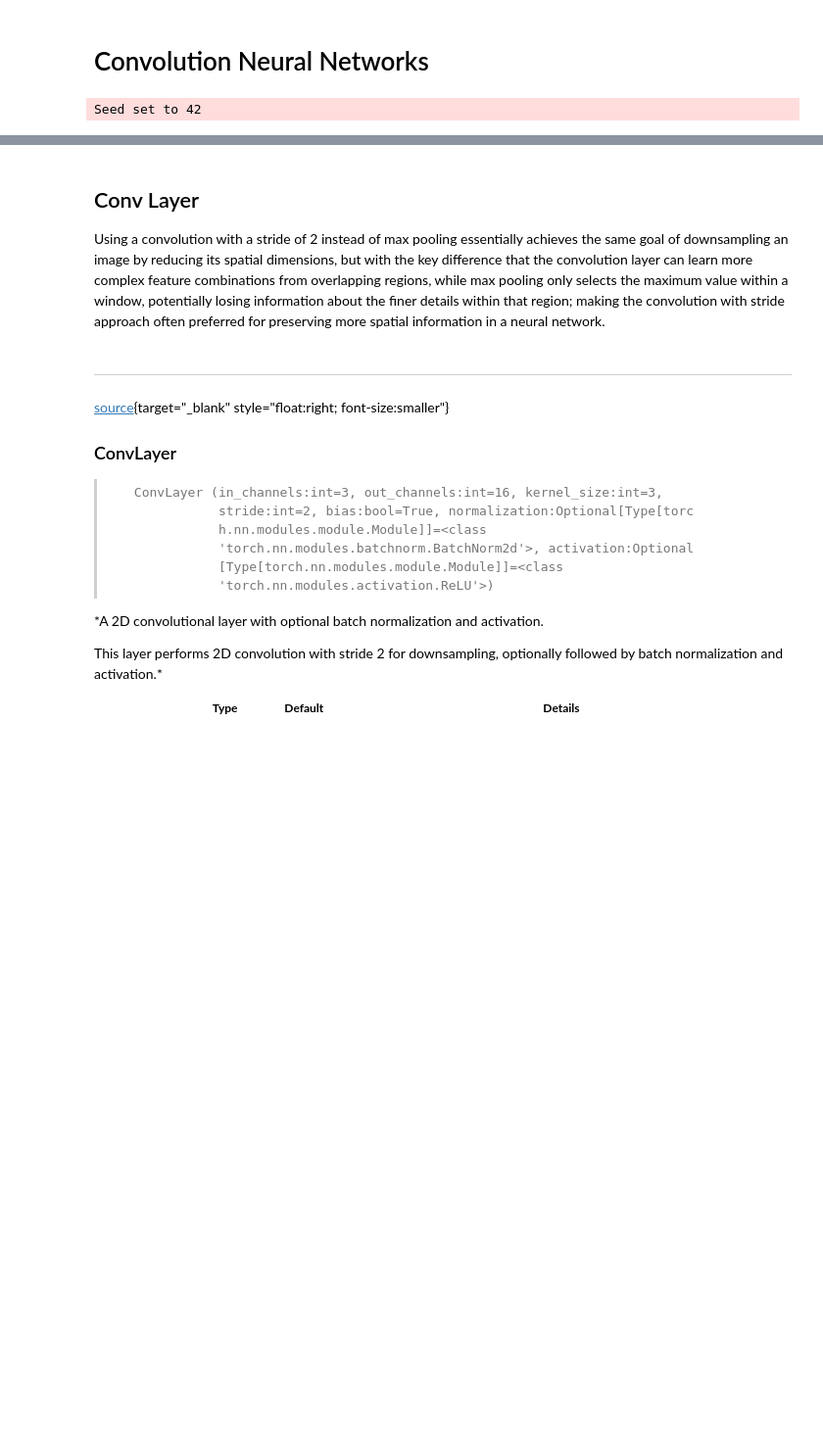
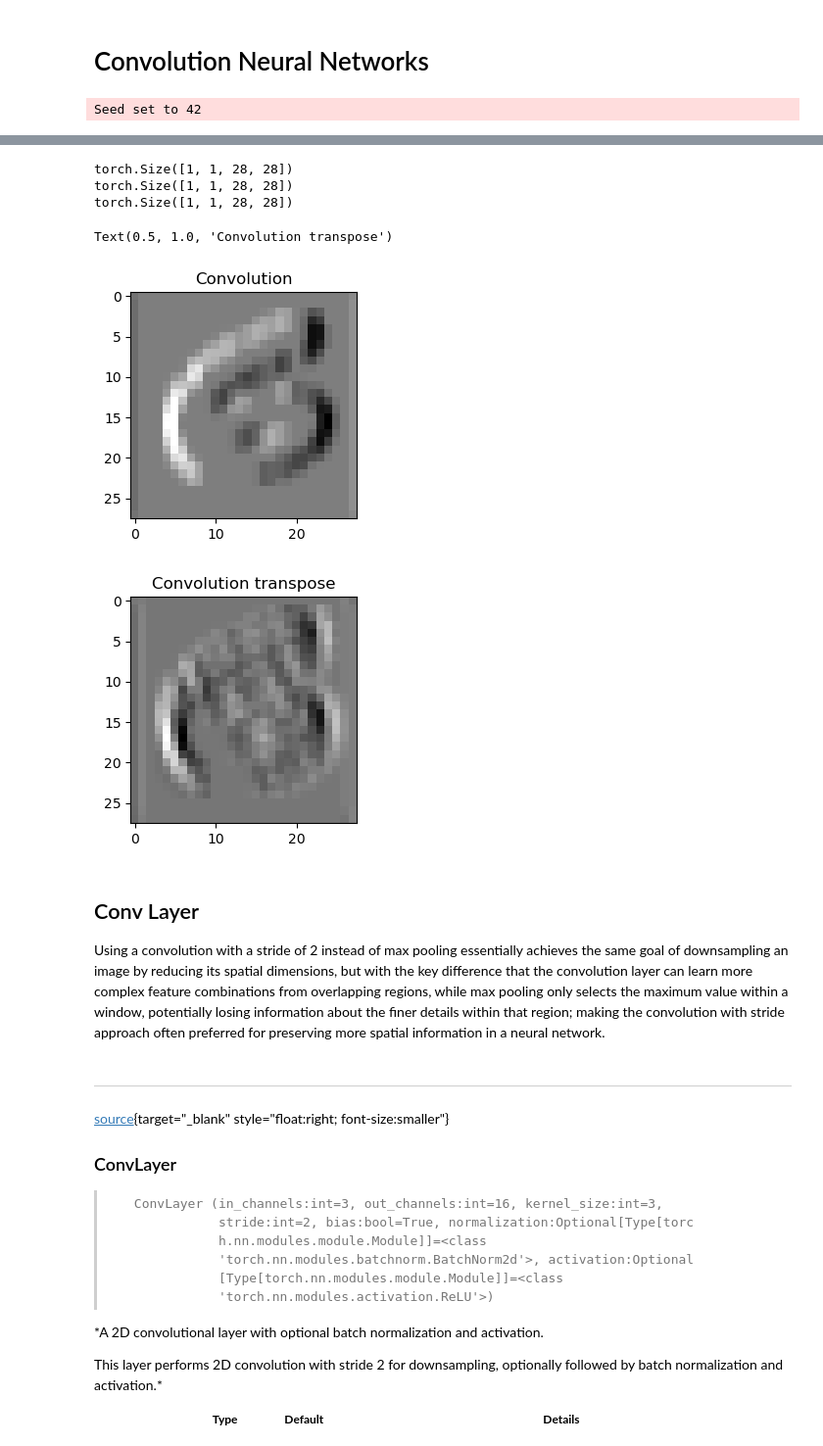
Before and after one commit to slegroux/nimrod, a Jupyter notebook: nbs/models.conv.ipynb, the cells around one changed output, grey strips where cells are left out. Shown at 98% size. Saved outputs shown, nothing was run; the diff lists cells and outputs as text; code cells hidden in the pictures; blank space fills up the shorter version.

```diff
--- a/nbs/models.conv.ipynb
+++ b/nbs/models.conv.ipynb
@@ -41,3 +65,53 @@ Seed set to 42
+# %%
+top_kernel = torch.tensor( # torch.tensor infers datatype vs. torch.Tensor
+    [[-1., -1., -1.],
+     [0., 0., 0.],
+     [1., 1., 1.]]
+)
+
+bottom_kernel = torch.tensor( # torch.tensor infers datatype vs. torch.Tensor
+    [[1., 1., 1.],
+     [0., 0., 0.],
+     [-1., -1., -1.]]
+)
+
+left_kernel = torch.tensor( # torch.tensor infers datatype vs. torch.Tensor
+    [[-1., 0., 1.],
+     [-1., 0., 1.],
+     [-1., 0., 1.]]
+)
+# %%
+#| notest
+
+my_kernel = left_kernel
+
+c = nn.Conv2d(1, 1, kernel_size=3, padding=1, bias=False)
+with torch.no_grad():
+    c.weight.copy_(my_kernel)
+
+print(x.shape)
+y = c(x)
+print(y.shape)
+plt.figure(figsize=(3,3))
+plt.imshow(y.squeeze().detach(), cmap='gray')
+plt.title('Convolution')
+
+dc = nn.ConvTranspose2d(1, 1, kernel_size=3, padding=1, bias=False)
+# with torch.no_grad():
+#     dc.weight.copy_(my_kernel)
+
+x_bar = dc(y)
+print(x_bar.shape)
+plt.figure(figsize=(3,3))
+plt.imshow(x_bar.squeeze().detach(), cmap='gray')
+plt.title('Convolution transpose')
+# %% [output]
+torch.Size([1, 1, 28, 28])
+torch.Size([1, 1, 28, 28])
+torch.Size([1, 1, 28, 28])
+Text(0.5, 1.0, 'Convolution transpose')
+[figure, added]
+[figure, added]
 # %% [markdown]
 ## Conv Layer
 
```
Also changed, not shown: parts of 17 cells of this notebook, 11 other files.
